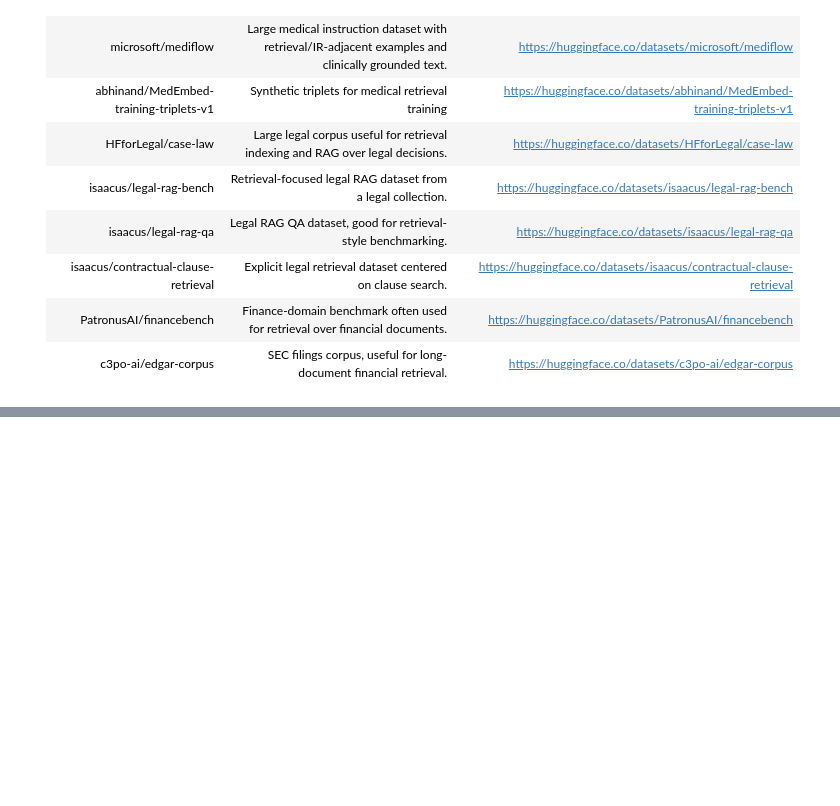
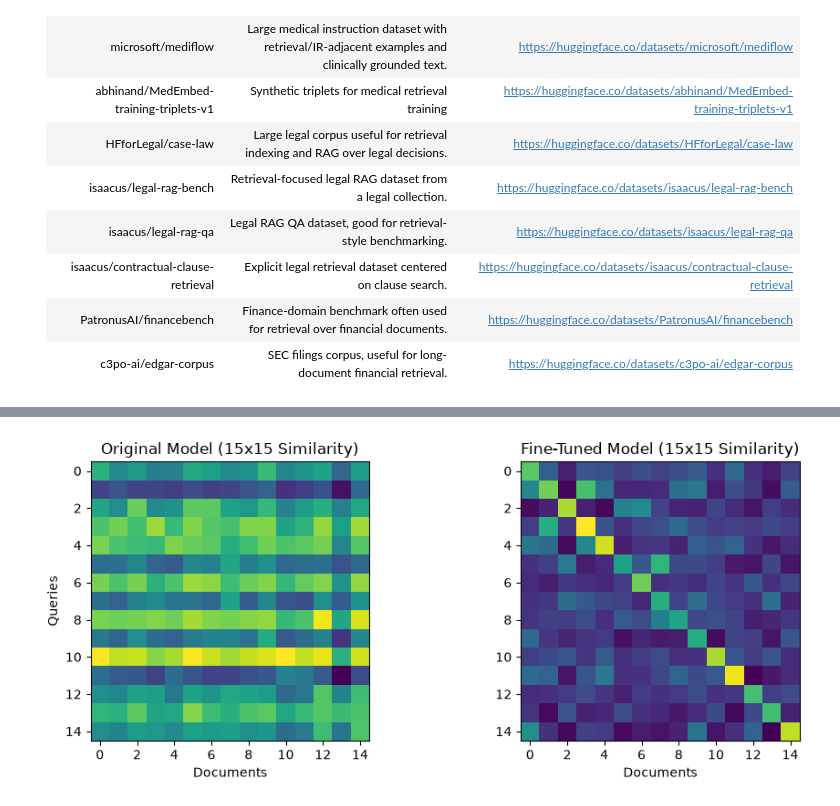
Before and after one commit to lmassaron/fine-tuning-workshop, a Jupyter notebook: nemotron-embed-finetuning/nemotron_3_embed_finetune_hf.ipynb, the cells around one changed output, grey strips where cells are left out. Drawn from its saved outputs; the diff is of its cells as text; code cells hidden in the pictures; blank space fills up the shorter version.

```diff
--- a/nemotron-embed-finetuning/nemotron_3_embed_finetune_hf.ipynb
+++ b/nemotron-embed-finetuning/nemotron_3_embed_finetune_hf.ipynb
@@ -309,14 +354,21 @@ if wins:
 # %%
 import matplotlib.pyplot as plt
+from matplotlib.ticker import MaxNLocator
 
 fig, axes = plt.subplots(1, 2, figsize=(10, 4))
+
 axes[0].imshow(np.dot(orig_q[:15], orig_d[:15].T), cmap="viridis")
 axes[0].set_title("Original Model (15x15 Similarity)")
 axes[0].set_xlabel("Documents")
 axes[0].set_ylabel("Queries")
+axes[0].xaxis.set_major_locator(MaxNLocator(integer=True))
 
 axes[1].imshow(np.dot(ft_q[:15], ft_d[:15].T), cmap="viridis")
 axes[1].set_title("Fine-Tuned Model (15x15 Similarity)")
 axes[1].set_xlabel("Documents")
+axes[1].xaxis.set_major_locator(MaxNLocator(integer=True))
+
 plt.tight_layout()
 plt.show()
+# %% [output]
+[figure, added]
```
Also changed, not shown: parts of 11 cells of this notebook.
